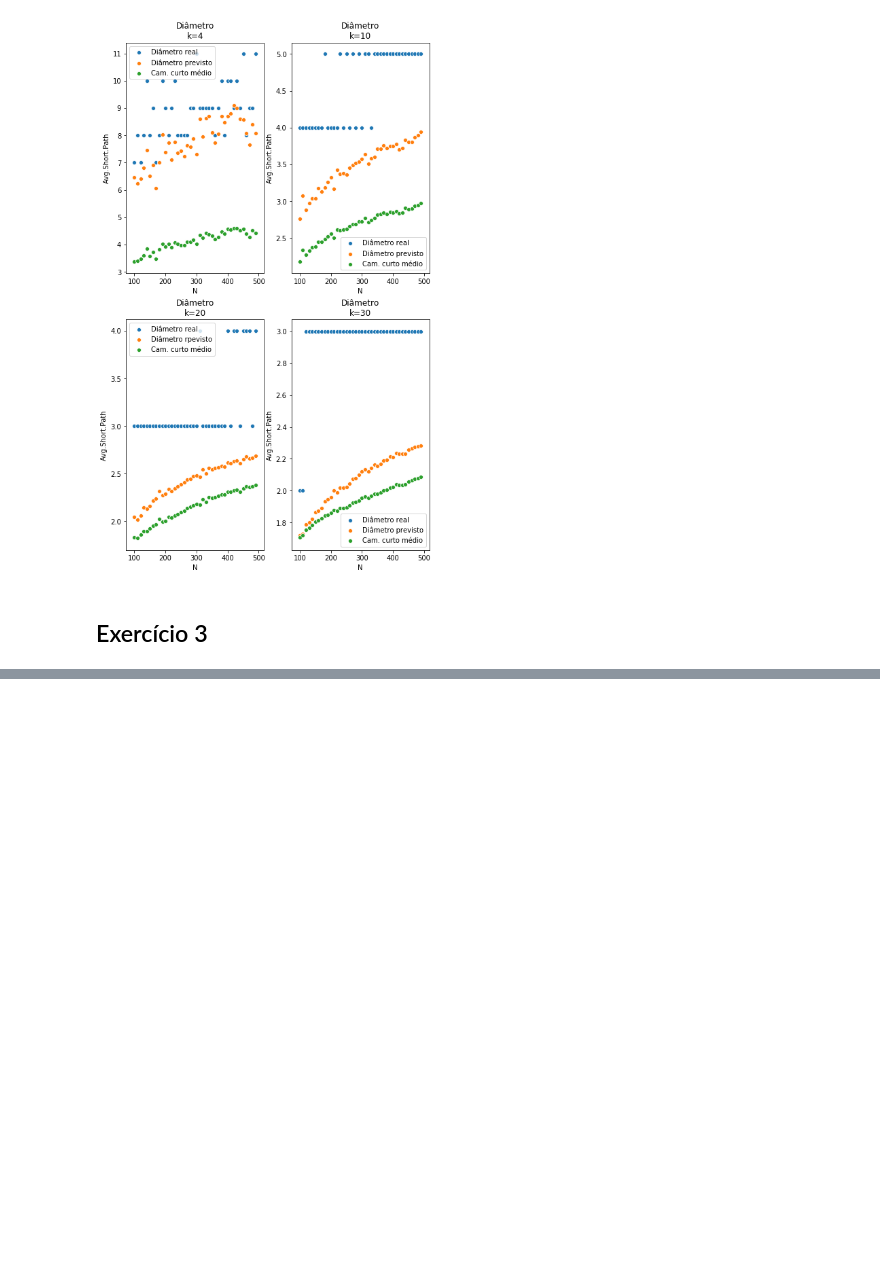
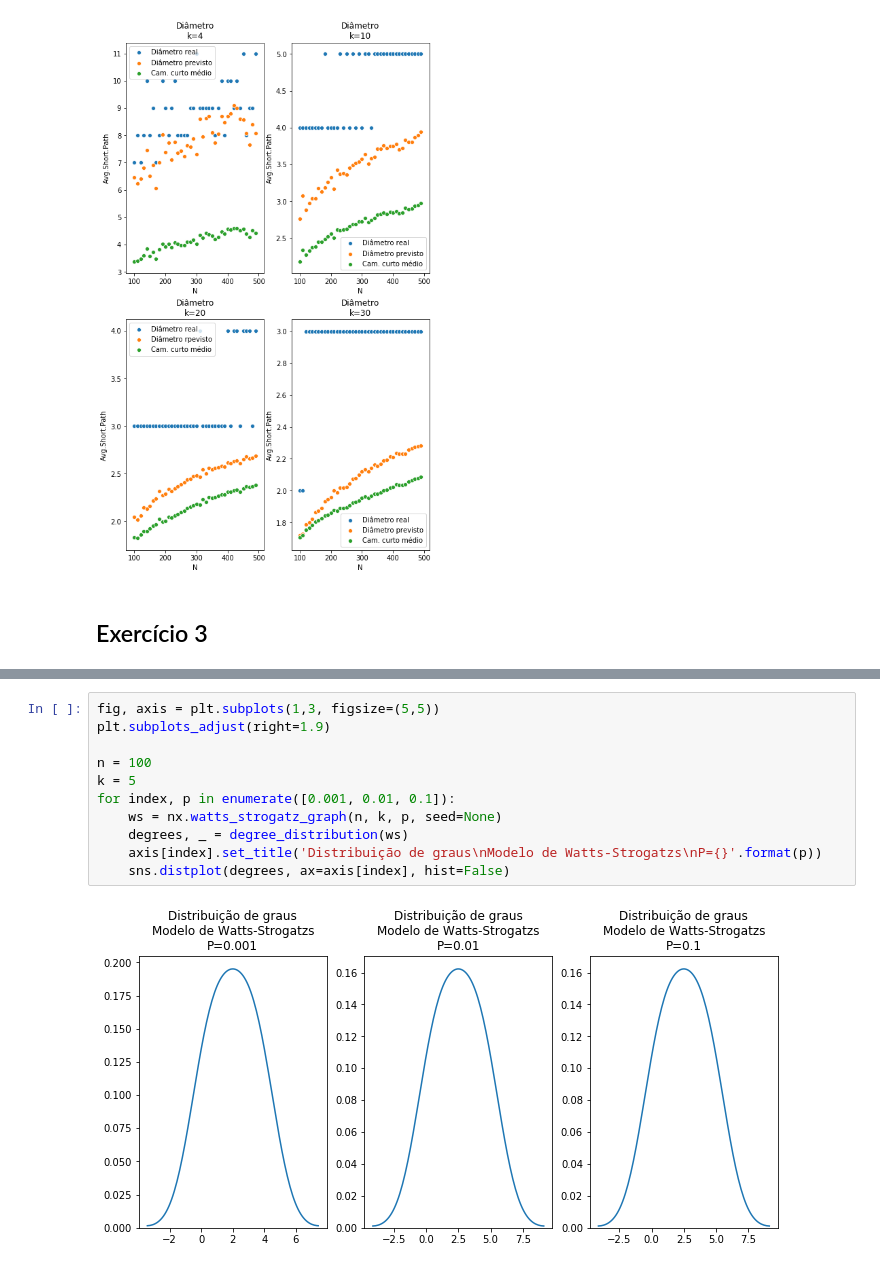
Before and after one commit to guimilan/redes_complexas, a Jupyter notebook: lista3/Lista3.ipynb, the cells around one changed output, grey strips where cells are left out. Saved outputs shown, nothing was run; the diff lists cells and outputs as text; blank space fills up the shorter version.

```diff
--- a/lista3/Lista3.ipynb
+++ b/lista3/Lista3.ipynb
@@ -260,0 +273,13 @@ graph.set(xscale='log')
+# %%
+fig, axis = plt.subplots(1,3, figsize=(5,5))
+plt.subplots_adjust(right=1.9)
+
+n = 100
+k = 5
+for index, p in enumerate([0.001, 0.01, 0.1]):
+    ws = nx.watts_strogatz_graph(n, k, p, seed=None)
+    degrees, _ = degree_distribution(ws)
+    axis[index].set_title('Distribuição de graus\nModelo de Watts-Strogatzs\nP={}'.format(p))
+    sns.distplot(degrees, ax=axis[index], hist=False)
+# %% [output]
+[figure, added]
```
Also changed, not shown: parts of 6 cells of this notebook, 1 other file.
